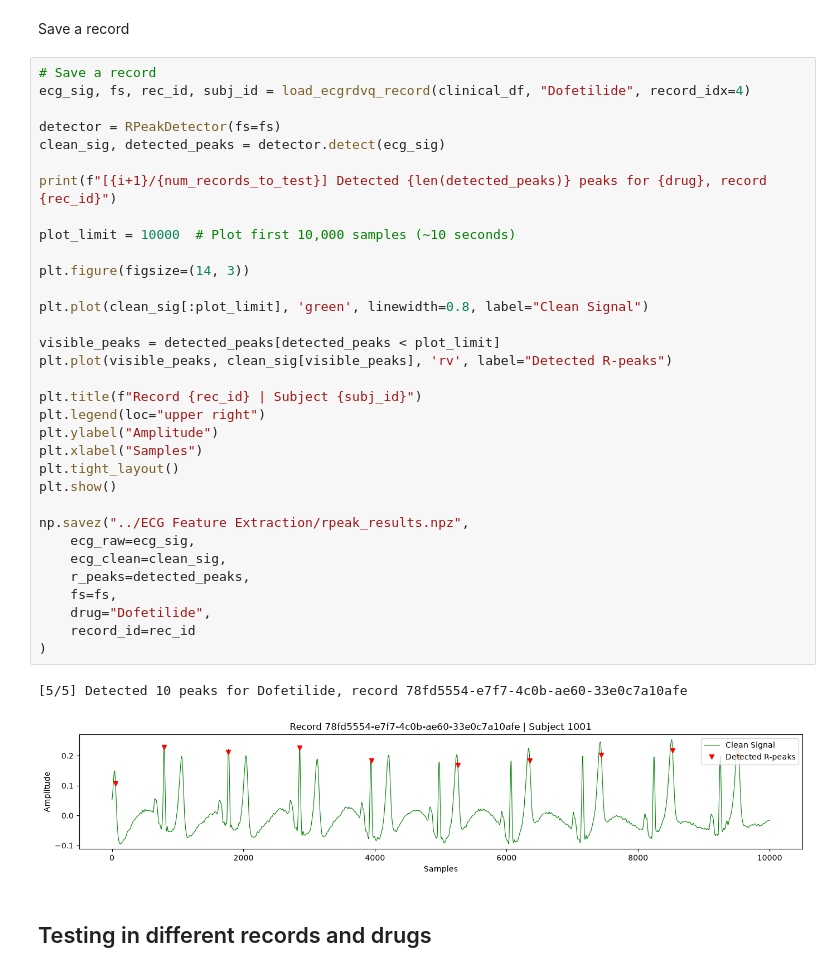
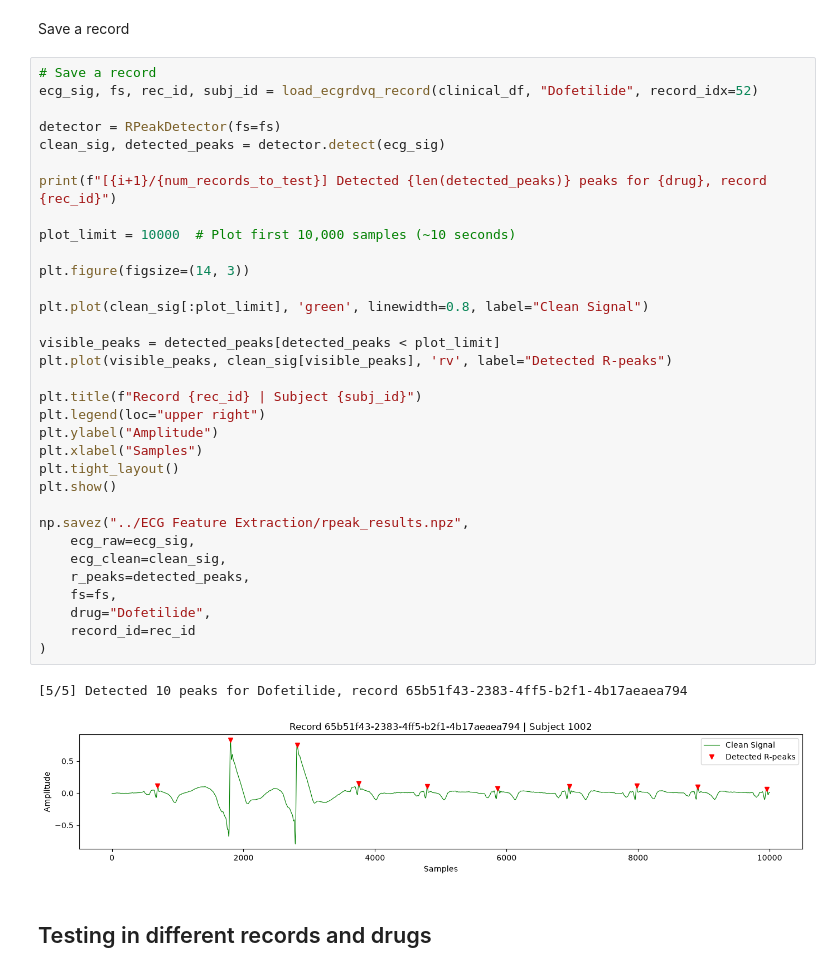
Before and after one commit to iomullony/R-Peaks, a Jupyter notebook: ECGRDVQ results.ipynb, the cells around one changed output. Cells and saved outputs as stored; diff of their text form.

Commit message:
new implementation for ecgrdvq

```diff
--- a/ECGRDVQ results.ipynb
+++ b/ECGRDVQ results.ipynb
@@ -228,40 +307,40 @@ Fetching clinical dataset...
 Save a record
 # %%
 # Save a record
-ecg_sig, fs, rec_id, subj_id = load_ecgrdvq_record(clinical_df, "Dofetilide", record_idx=4)
+ecg_sig, fs, rec_id, subj_id = load_ecgrdvq_record(clinical_df, "Dofetilide", record_idx=52)
 
 detector = RPeakDetector(fs=fs)
 clean_sig, detected_peaks = detector.detect(ecg_sig)
 
 print(f"[{i+1}/{num_records_to_test}] Detected {len(detected_peaks)} peaks for {drug}, record {rec_id}")
 
 plot_limit = 10000  # Plot first 10,000 samples (~10 seconds)
 
 plt.figure(figsize=(14, 3))
 
 plt.plot(clean_sig[:plot_limit], 'green', linewidth=0.8, label="Clean Signal")
 
 visible_peaks = detected_peaks[detected_peaks < plot_limit]
 plt.plot(visible_peaks, clean_sig[visible_peaks], 'rv', label="Detected R-peaks")
 
 plt.title(f"Record {rec_id} | Subject {subj_id}")
 plt.legend(loc="upper right")
 plt.ylabel("Amplitude")
 plt.xlabel("Samples")
 plt.tight_layout()
 plt.show()
 
 np.savez("../ECG Feature Extraction/rpeak_results.npz",
     ecg_raw=ecg_sig,
     ecg_clean=clean_sig,
     r_peaks=detected_peaks,
     fs=fs,
     drug="Dofetilide",
     record_id=rec_id
 )
 # %% [output]
-[5/5] Detected 10 peaks for Dofetilide, record 78fd5554-e7f7-4c0b-ae60-33e0c7a10afe
+[5/5] Detected 10 peaks for Dofetilide, record 65b51f43-2383-4ff5-b2f1-4b17aeaea794
-[figure, old version]
+[figure, new version]
 # %% [markdown]
 ## Testing in different records and drugs
 # %%
```
Also changed, not shown: parts of 6 cells of this notebook, 3 other files.
